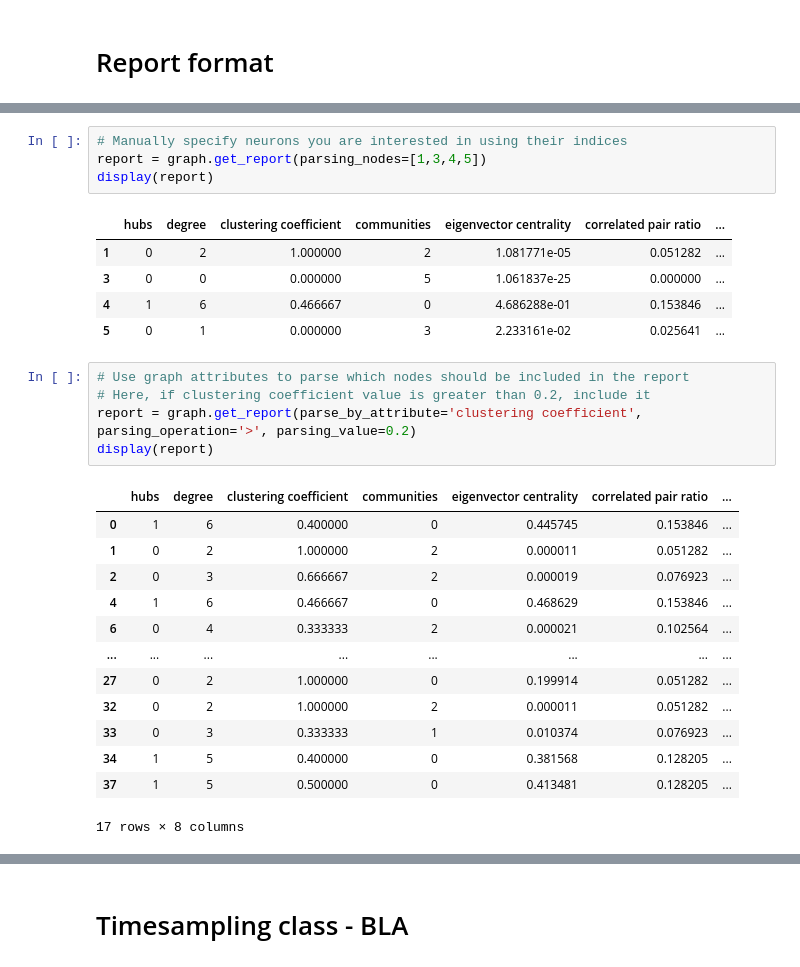
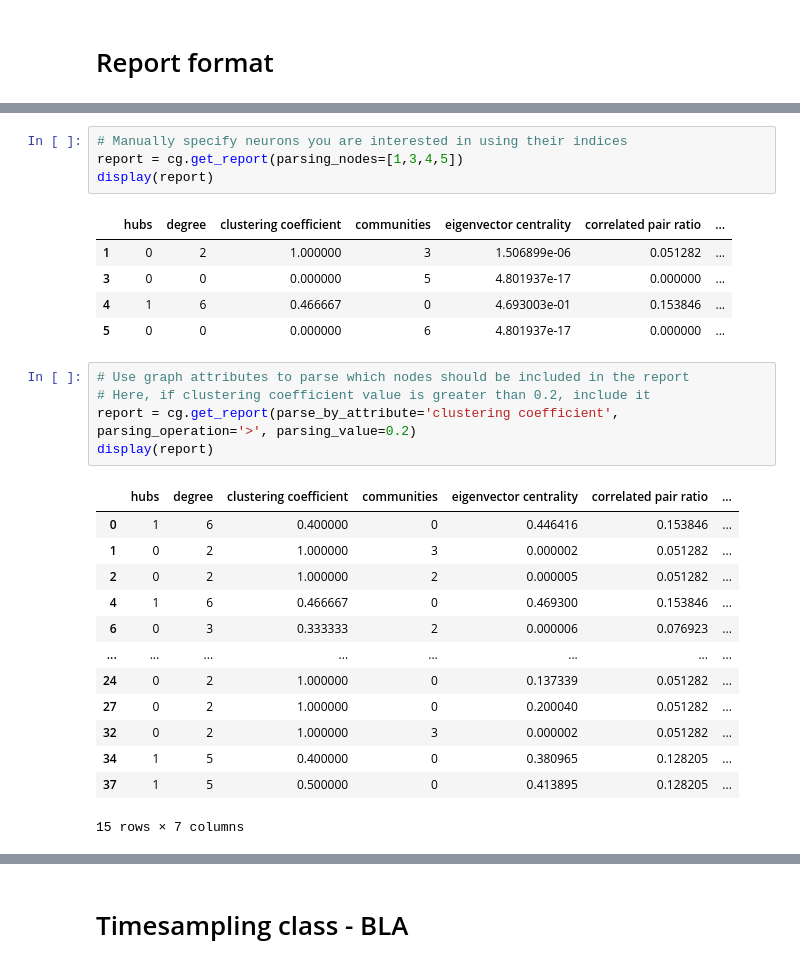
Before and after one commit to vporubsky/CaGraph, a Jupyter notebook: analysis_tutorial.ipynb, the cells around one changed output, grey strips where cells are left out. Saved outputs shown, nothing was run; the diff lists cells and outputs as text.

```diff
--- a/analysis_tutorial.ipynb
+++ b/analysis_tutorial.ipynb
@@ -168,32 +168,32 @@ display(report)
 39 rows × 7 columns
 # %%
 # Manually specify neurons you are interested in using their indices
-report = graph.get_report(parsing_nodes=[1,3,4,5])
+report = cg.get_report(parsing_nodes=[1,3,4,5])
 display(report)
 # %% [output]
 |  | hubs | degree | clustering coefficient | communities | eigenvector centrality | correlated pair ratio | ... |
-| 1 | 0 | 2 | 1.000000 | 2 | 1.081771e-05 | 0.051282 | ... |
-| 3 | 0 | 0 | 0.000000 | 5 | 1.061837e-25 | 0.000000 | ... |
-| 4 | 1 | 6 | 0.466667 | 0 | 4.686288e-01 | 0.153846 | ... |
-| 5 | 0 | 1 | 0.000000 | 3 | 2.233161e-02 | 0.025641 | ... |
+| 1 | 0 | 2 | 1.000000 | 3 | 1.506899e-06 | 0.051282 | ... |
+| 3 | 0 | 0 | 0.000000 | 5 | 4.801937e-17 | 0.000000 | ... |
+| 4 | 1 | 6 | 0.466667 | 0 | 4.693003e-01 | 0.153846 | ... |
+| 5 | 0 | 0 | 0.000000 | 6 | 4.801937e-17 | 0.000000 | ... |
 # %%
 # Use graph attributes to parse which nodes should be included in the report
 # Here, if clustering coefficient value is greater than 0.2, include it
-report = graph.get_report(parse_by_attribute='clustering coefficient', parsing_operation='>', parsing_value=0.2)
+report = cg.get_report(parse_by_attribute='clustering coefficient', parsing_operation='>', parsing_value=0.2)
 display(report)
 # %% [output]
 |  | hubs | degree | clustering coefficient | communities | eigenvector centrality | correlated pair ratio | ... |
-| 0 | 1 | 6 | 0.400000 | 0 | 0.445745 | 0.153846 | ... |
-| 1 | 0 | 2 | 1.000000 | 2 | 0.000011 | 0.051282 | ... |
-| 2 | 0 | 3 | 0.666667 | 2 | 0.000019 | 0.076923 | ... |
-| 4 | 1 | 6 | 0.466667 | 0 | 0.468629 | 0.153846 | ... |
-| 6 | 0 | 4 | 0.333333 | 2 | 0.000021 | 0.102564 | ... |
+| 0 | 1 | 6 | 0.400000 | 0 | 0.446416 | 0.153846 | ... |
+| 1 | 0 | 2 | 1.000000 | 3 | 0.000002 | 0.051282 | ... |
+| 2 | 0 | 2 | 1.000000 | 2 | 0.000005 | 0.051282 | ... |
+| 4 | 1 | 6 | 0.466667 | 0 | 0.469300 | 0.153846 | ... |
+| 6 | 0 | 3 | 0.333333 | 2 | 0.000006 | 0.076923 | ... |
 | ... | ... | ... | ... | ... | ... | ... | ... |
-| 27 | 0 | 2 | 1.000000 | 0 | 0.199914 | 0.051282 | ... |
-| 32 | 0 | 2 | 1.000000 | 2 | 0.000011 | 0.051282 | ... |
-| 33 | 0 | 3 | 0.333333 | 1 | 0.010374 | 0.076923 | ... |
-| 34 | 1 | 5 | 0.400000 | 0 | 0.381568 | 0.128205 | ... |
-| 37 | 1 | 5 | 0.500000 | 0 | 0.413481 | 0.128205 | ... |
+| 24 | 0 | 2 | 1.000000 | 0 | 0.137339 | 0.051282 | ... |
+| 27 | 0 | 2 | 1.000000 | 0 | 0.200040 | 0.051282 | ... |
+| 32 | 0 | 2 | 1.000000 | 3 | 0.000002 | 0.051282 | ... |
+| 34 | 1 | 5 | 0.400000 | 0 | 0.380965 | 0.128205 | ... |
+| 37 | 1 | 5 | 0.500000 | 0 | 0.413895 | 0.128205 | ... |
-17 rows × 8 columns
+15 rows × 7 columns
 # %%
 # Here, if context_active value is 1, include it (allows you to analyze only the subpopulation of neurons)
```
Also changed, not shown: parts of 12 cells of this notebook, 1 other file.
